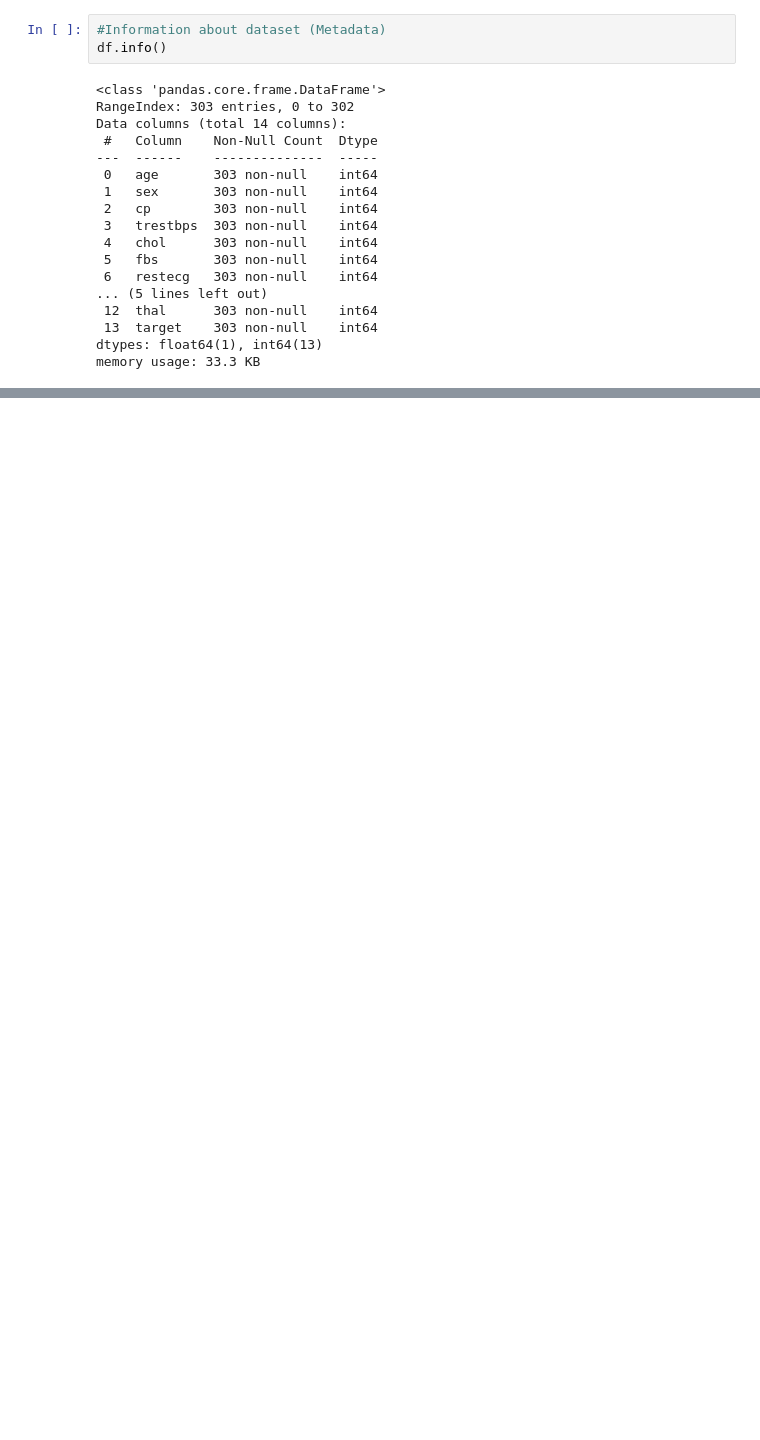
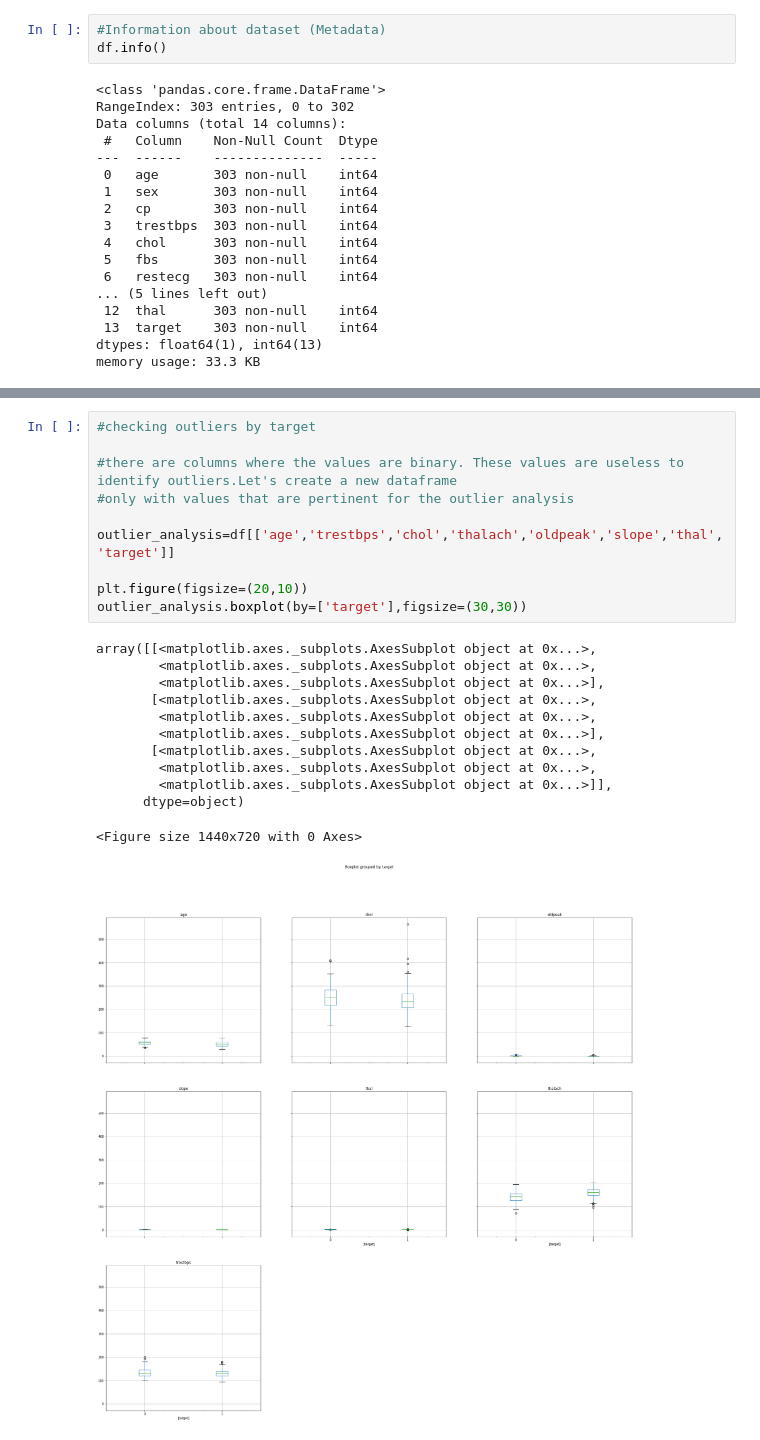
Before and after one commit to jonas0402/Heart-Disease, a Jupyter notebook: Heart Desease Problem.ipynb, the cells around one changed output, grey strips where cells are left out. Cells and saved outputs as stored; diff of their text form; blank space fills up the shorter version.

```diff
--- a/Heart Desease Problem.ipynb
+++ b/Heart Desease Problem.ipynb
@@ -104,0 +101,23 @@ Text(0.5, 1.0, 'Distribution of Ages')
+# %%
+#checking outliers by target
+
+#there are columns where the values are binary. These values are useless to identify outliers.Let's create a new dataframe
+#only with values that are pertinent for the outlier analysis
+
+outlier_analysis=df[['age','trestbps','chol','thalach','oldpeak','slope','thal','target']]
+
+plt.figure(figsize=(20,10))
+outlier_analysis.boxplot(by=['target'],figsize=(30,30))
+# %% [output]
+array([[<matplotlib.axes._subplots.AxesSubplot object at 0x...>,
+        <matplotlib.axes._subplots.AxesSubplot object at 0x...>,
+        <matplotlib.axes._subplots.AxesSubplot object at 0x...>],
+       [<matplotlib.axes._subplots.AxesSubplot object at 0x...>,
+        <matplotlib.axes._subplots.AxesSubplot object at 0x...>,
+        <matplotlib.axes._subplots.AxesSubplot object at 0x...>],
+       [<matplotlib.axes._subplots.AxesSubplot object at 0x...>,
+        <matplotlib.axes._subplots.AxesSubplot object at 0x...>,
+        <matplotlib.axes._subplots.AxesSubplot object at 0x...>]],
+      dtype=object)
+<Figure size 1440x720 with 0 Axes>
+[figure, added]
```
Also changed, not shown: parts of 39 cells of this notebook.
